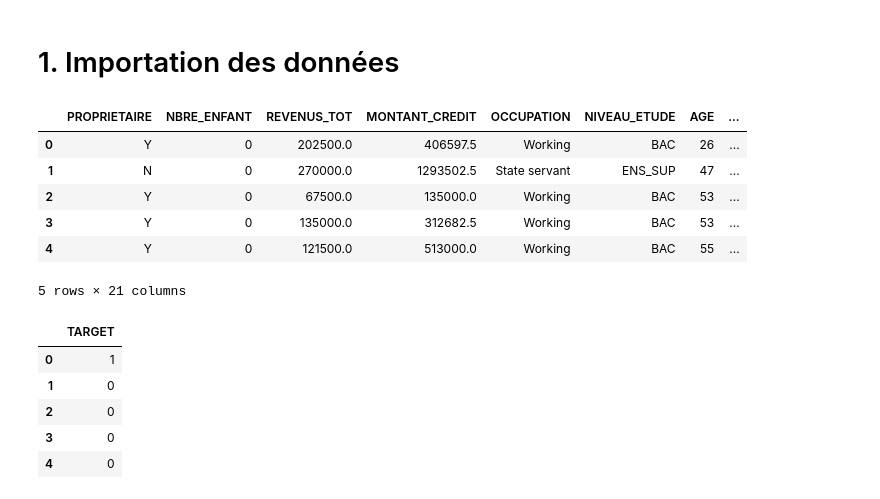
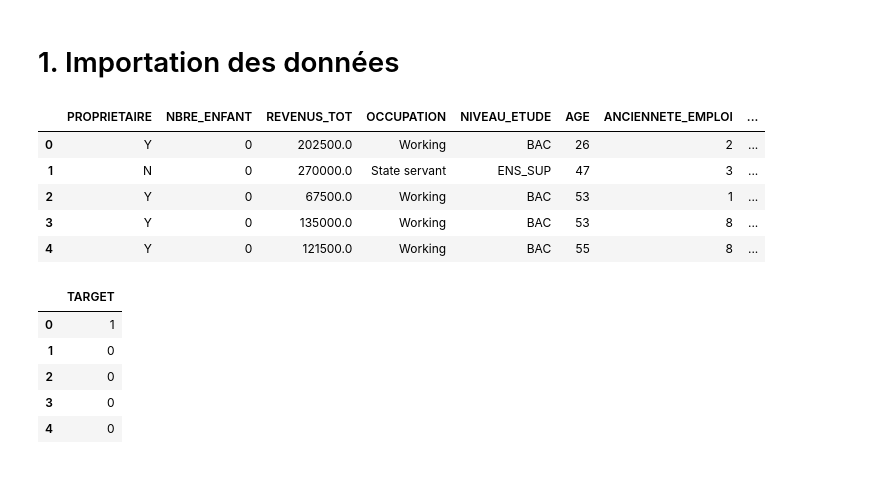
Before and after one commit to joycekuohmoukouri/Creditworthiness-scoring, a Jupyter notebook: KuohMoukouri_Joyce_C_notebook_MLFlow_072023.ipynb, the cells around one changed output. Drawn from its saved outputs; the diff is of its cells as text; code cells hidden in the pictures.

```diff
--- a/KuohMoukouri_Joyce_C_notebook_MLFlow_072023.ipynb
+++ b/KuohMoukouri_Joyce_C_notebook_MLFlow_072023.ipynb
@@ -71,34 +84,37 @@ import lightgbm as lgb
 # %%
 it = 2 # 1, 2 première itération pour le choix des features
 selected_features = [#'GENRE',
                      'PROPRIETAIRE', 'NBRE_ENFANT',
-       'ANCIENNETE_CREDIT', 'CHARGES_ANNUEL', 'REVENUS_TOT', 'MONTANT_CREDIT',
-       'OCCUPATION', 'CC_RATIO_CREDIT', 'NIVEAU_ETUDE', 'AGE',
-       'ANCIENNETE_EMPLOI', 'SCORE_REGION', 'HEURE_APP', 'SECTEUR_ACTIVITE',
-       'SCORE_2_EXT', 'RATIO_ENDETT(%)', 'NBRE_CONTRAT_ACTIFS',
-       'NBRE_J_RETARD', 'POS_PROGRESS_MAX_MIN', 'CC_NOMBRE_RETRAIT_MOYEN',
-       'CB_SOMME_DUES_RETARD']
+                     'ANCIENNETE_CREDIT', 'CHARGES_ANNUEL', 'REVENUS_TOT',
+                     'RATIO_CREDIT_REVENU',
+                     #'MONTANT_CREDIT',
+                     'OCCUPATION', 'CC_RATIO_CREDIT', 'NIVEAU_ETUDE', 'AGE',
+                     'ANCIENNETE_EMPLOI', 'SCORE_REGION', 'HEURE_APP', 'SECTEUR_ACTIVITE',
+                     'SCORE_2_EXT',
+                     #'RATIO_ENDETT(%)',
+                     'NBRE_CONTRAT_ACTIFS',
+                     'NBRE_J_RETARD', 'POS_PROGRESS_MAX_MIN', 'CC_NOMBRE_RETRAIT_MOYEN',
+                     'CB_SOMME_DUES_RETARD']
 df = pd.read_csv('/content/client_train_db.csv',
                  usecols = selected_features,
                  dtype={'GENRE': 'object'
                       })
 id_clients = pd.read_csv('/content/client_train_db.csv',
                  usecols = ['SK_ID_CURR'],
                  dtype={'SK_ID_CURR' : 'object',
                       })
 y_ = pd.read_csv('/content/client_train_db.csv',
                  usecols = ['TARGET'],
                 dtype={'TARGET' :  'object'
                       })
 df.head()
 # %% [output]
-|  | PROPRIETAIRE | NBRE_ENFANT | REVENUS_TOT | MONTANT_CREDIT | OCCUPATION | NIVEAU_ETUDE | AGE | ... |
-| 0 | Y | 0 | 202500.0 | 406597.5 | Working | BAC | 26 | ... |
-| 1 | N | 0 | 270000.0 | 1293502.5 | State servant | ENS_SUP | 47 | ... |
-| 2 | Y | 0 | 67500.0 | 135000.0 | Working | BAC | 53 | ... |
-| 3 | Y | 0 | 135000.0 | 312682.5 | Working | BAC | 53 | ... |
-| 4 | Y | 0 | 121500.0 | 513000.0 | Working | BAC | 55 | ... |
+|  | PROPRIETAIRE | NBRE_ENFANT | REVENUS_TOT | OCCUPATION | NIVEAU_ETUDE | AGE | ANCIENNETE_EMPLOI | ... |
+| 0 | Y | 0 | 202500.0 | Working | BAC | 26 | 2 | ... |
+| 1 | N | 0 | 270000.0 | State servant | ENS_SUP | 47 | 3 | ... |
+| 2 | Y | 0 | 67500.0 | Working | BAC | 53 | 1 | ... |
+| 3 | Y | 0 | 135000.0 | Working | BAC | 53 | 8 | ... |
+| 4 | Y | 0 | 121500.0 | Working | BAC | 55 | 8 | ... |
-5 rows × 21 columns
 # %%
 y_.head()
 # %% [output]
```
Also changed, not shown: parts of 22 cells of this notebook, 52 other files.
